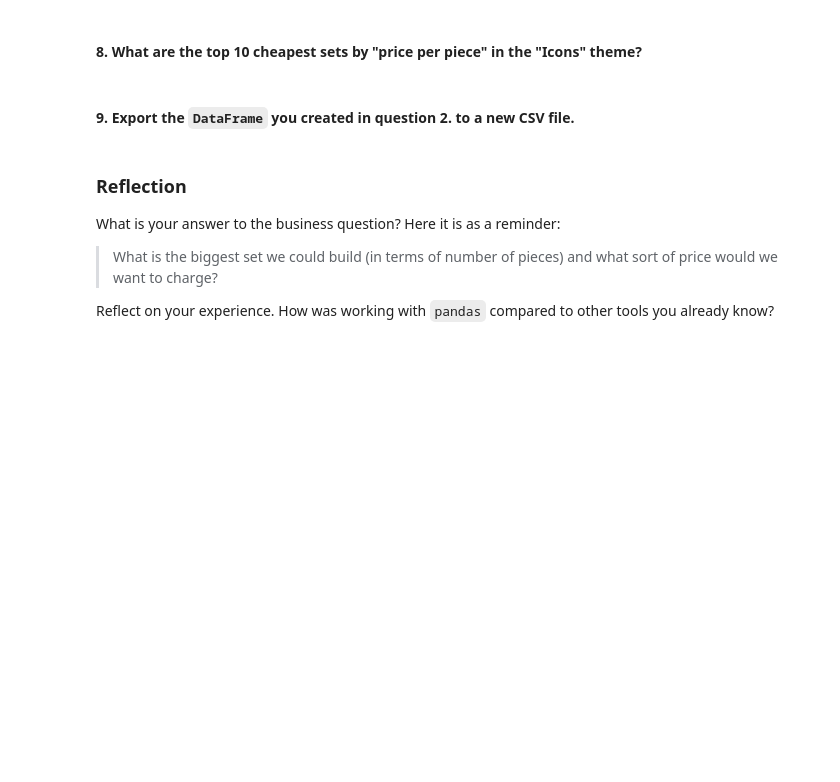
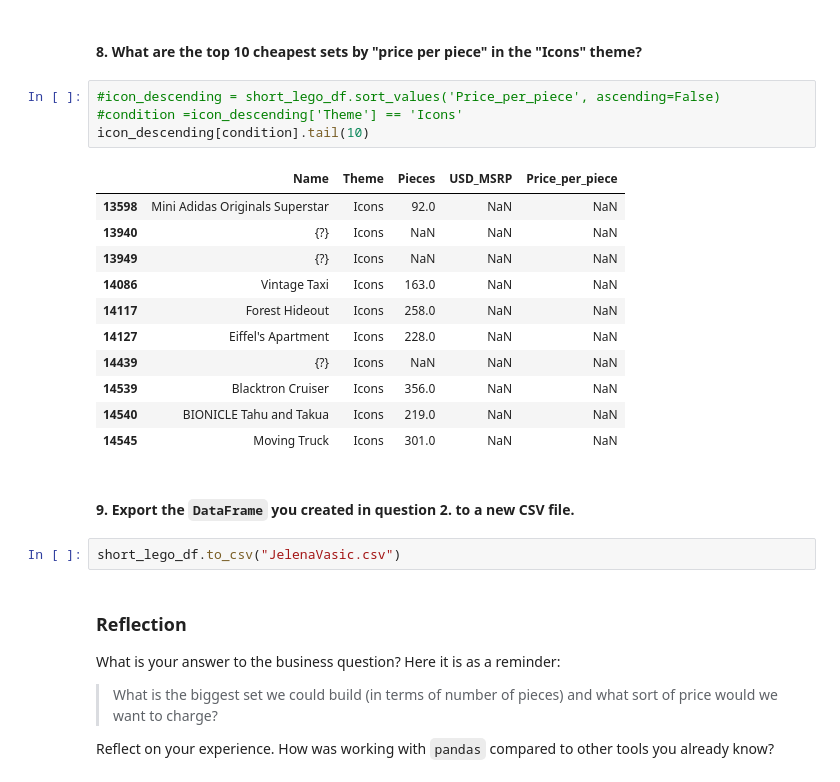
Before and after one commit to jelenavasic009-png/DSB-Unit-02, a Jupyter notebook: 01 - Intro/04-exercise-eda-with-pandas.ipynb, the cells around one changed output. Cells and saved outputs as stored; diff of their text form; blank space fills up the shorter version.

```diff
--- a/01 - Intro/04-exercise-eda-with-pandas.ipynb
+++ b/01 - Intro/04-exercise-eda-with-pandas.ipynb
@@ -185,8 +185,26 @@ icon_descending[condition].head(10)
 | 13617 | Everyone is Awesome | Icons | 346.0 | 34.99 | 0.101127 |
 # %% [markdown]
 #### 8. What are the top 10 cheapest sets by "price per piece" in the "Icons" theme?
+# %%
+#icon_descending = short_lego_df.sort_values('Price_per_piece', ascending=False)
+#condition =icon_descending['Theme'] == 'Icons'
+icon_descending[condition].tail(10)
+# %% [output]
+|  | Name | Theme | Pieces | USD_MSRP | Price_per_piece |
+| 13598 | Mini Adidas Originals Superstar | Icons | 92.0 | NaN | NaN |
+| 13940 | {?} | Icons | NaN | NaN | NaN |
+| 13949 | {?} | Icons | NaN | NaN | NaN |
+| 14086 | Vintage Taxi | Icons | 163.0 | NaN | NaN |
+| 14117 | Forest Hideout | Icons | 258.0 | NaN | NaN |
+| 14127 | Eiffel's Apartment | Icons | 228.0 | NaN | NaN |
+| 14439 | {?} | Icons | NaN | NaN | NaN |
+| 14539 | Blacktron Cruiser | Icons | 356.0 | NaN | NaN |
+| 14540 | BIONICLE Tahu and Takua | Icons | 219.0 | NaN | NaN |
+| 14545 | Moving Truck | Icons | 301.0 | NaN | NaN |
 # %% [markdown]
 #### 9. Export the `DataFrame` you created in question 2. to a new CSV file.
+# %%
+short_lego_df.to_csv("JelenaVasic.csv")
 # %% [markdown]
 ### Reflection
 
```
